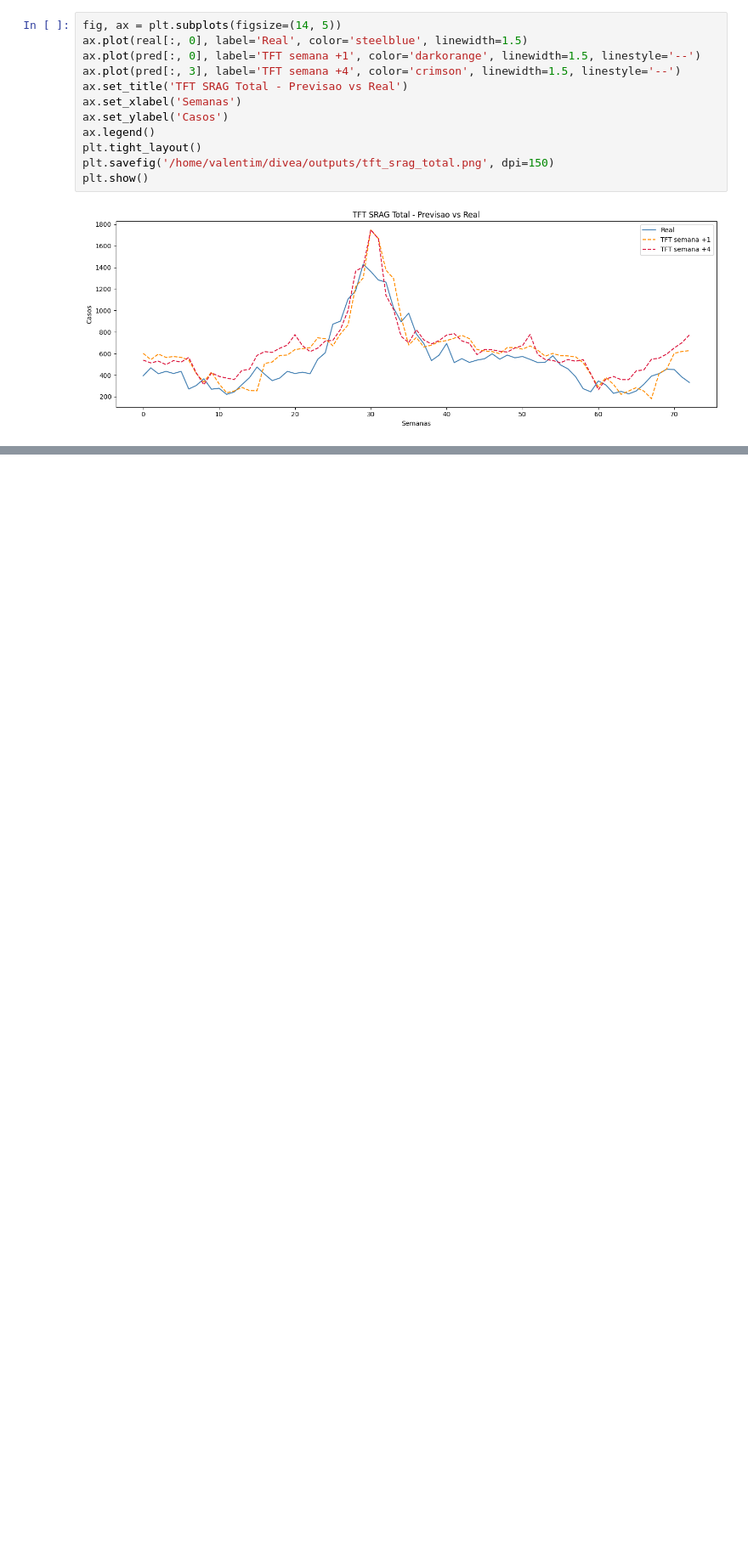
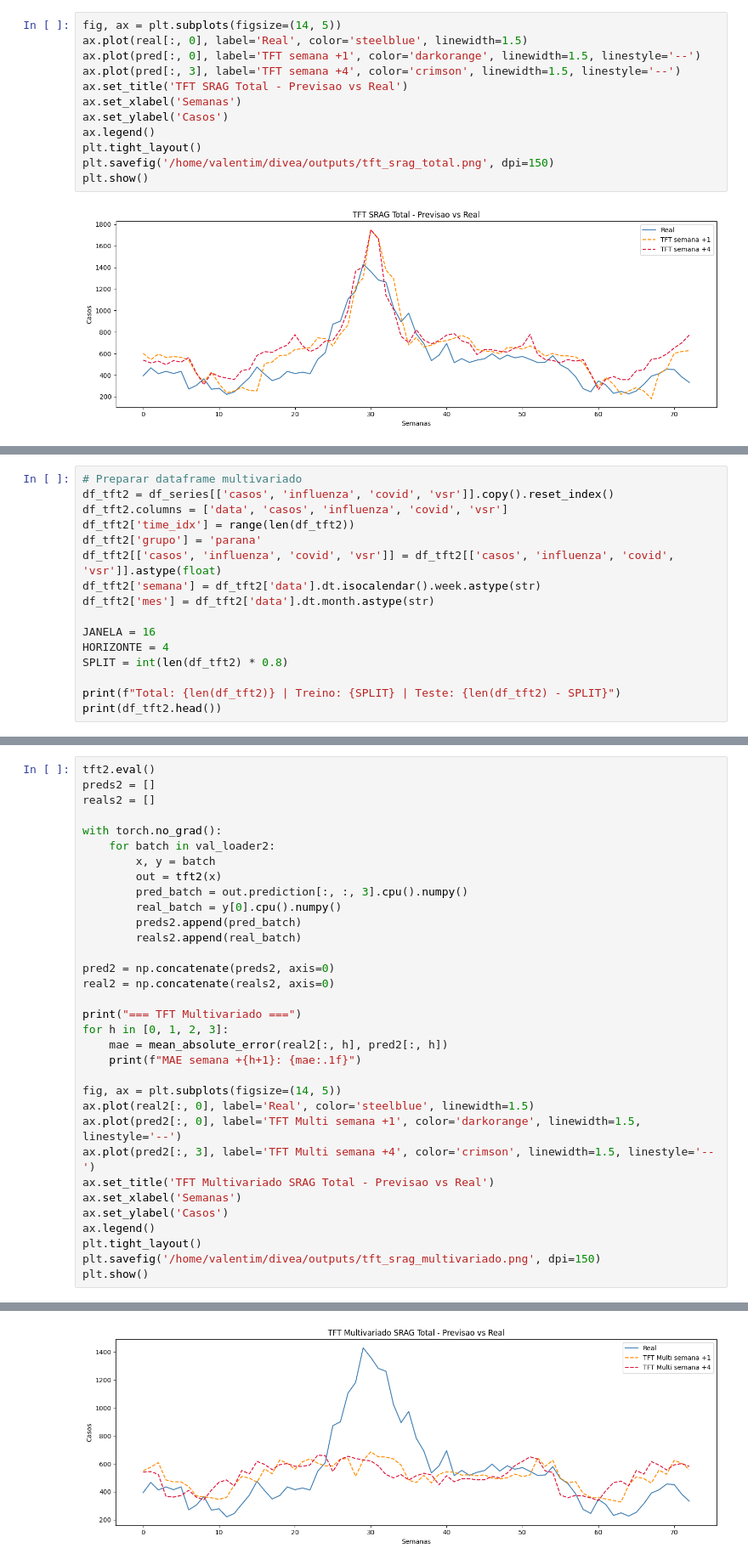
Before and after one commit to valentim1979/divea-tese, a Jupyter notebook: notebooks/06_tft_srag.ipynb, the cells around one changed output, grey strips where cells are left out. Shown at 85% size. Saved outputs shown, nothing was run; the diff lists cells and outputs as text; blank space fills up the shorter version.

Commit message:
Adiciona TFT univariado e multivariado com comparativo final

```diff
--- a/notebooks/06_tft_srag.ipynb
+++ b/notebooks/06_tft_srag.ipynb
@@ -489,0 +492,16 @@ print("Modelo TFT salvo.")
+# %%
+# Preparar dataframe multivariado
+df_tft2 = df_series[['casos', 'influenza', 'covid', 'vsr']].copy().reset_index()
+df_tft2.columns = ['data', 'casos', 'influenza', 'covid', 'vsr']
+df_tft2['time_idx'] = range(len(df_tft2))
+df_tft2['grupo'] = 'parana'
+df_tft2[['casos', 'influenza', 'covid', 'vsr']] = df_tft2[['casos', 'influenza', 'covid', 'vsr']].astype(float)
+df_tft2['semana'] = df_tft2['data'].dt.isocalendar().week.astype(str)
+df_tft2['mes'] = df_tft2['data'].dt.month.astype(str)
+
+JANELA = 16
+HORIZONTE = 4
+SPLIT = int(len(df_tft2) * 0.8)
+
+print(f"Total: {len(df_tft2)} | Treino: {SPLIT} | Teste: {len(df_tft2) - SPLIT}")
+print(df_tft2.head())
@@ -489,0 +602,34 @@ print("Modelo TFT salvo.")
+# %%
+tft2.eval()
+preds2 = []
+reals2 = []
+
+with torch.no_grad():
+    for batch in val_loader2:
+        x, y = batch
+        out = tft2(x)
+        pred_batch = out.prediction[:, :, 3].cpu().numpy()
+        real_batch = y[0].cpu().numpy()
+        preds2.append(pred_batch)
+        reals2.append(real_batch)
+
+pred2 = np.concatenate(preds2, axis=0)
+real2 = np.concatenate(reals2, axis=0)
+
+print("=== TFT Multivariado ===")
+for h in [0, 1, 2, 3]:
+    mae = mean_absolute_error(real2[:, h], pred2[:, h])
+    print(f"MAE semana +{h+1}: {mae:.1f}")
+
+fig, ax = plt.subplots(figsize=(14, 5))
+ax.plot(real2[:, 0], label='Real', color='steelblue', linewidth=1.5)
+ax.plot(pred2[:, 0], label='TFT Multi semana +1', color='darkorange', linewidth=1.5, linestyle='--')
+ax.plot(pred2[:, 3], label='TFT Multi semana +4', color='crimson', linewidth=1.5, linestyle='--')
+ax.set_title('TFT Multivariado SRAG Total - Previsao vs Real')
+ax.set_xlabel('Semanas')
+ax.set_ylabel('Casos')
+ax.legend()
+plt.tight_layout()
+plt.savefig('/home/valentim/divea/outputs/tft_srag_multivariado.png', dpi=150)
+plt.show()
+# %% [output]
@@ -489,0 +641 @@ print("Modelo TFT salvo.")
+[figure, added]
```
Also changed, not shown: parts of 6 cells of this notebook.
